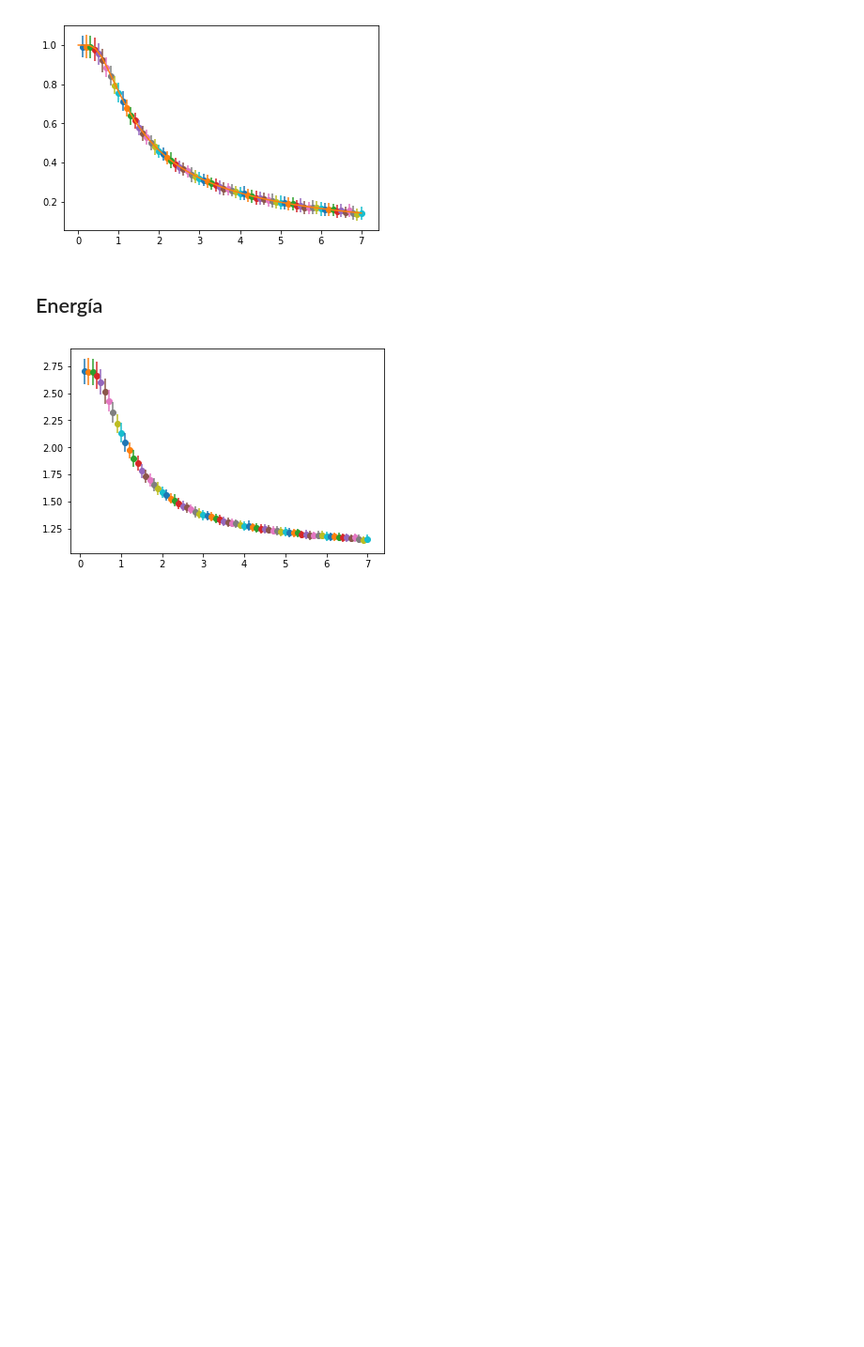
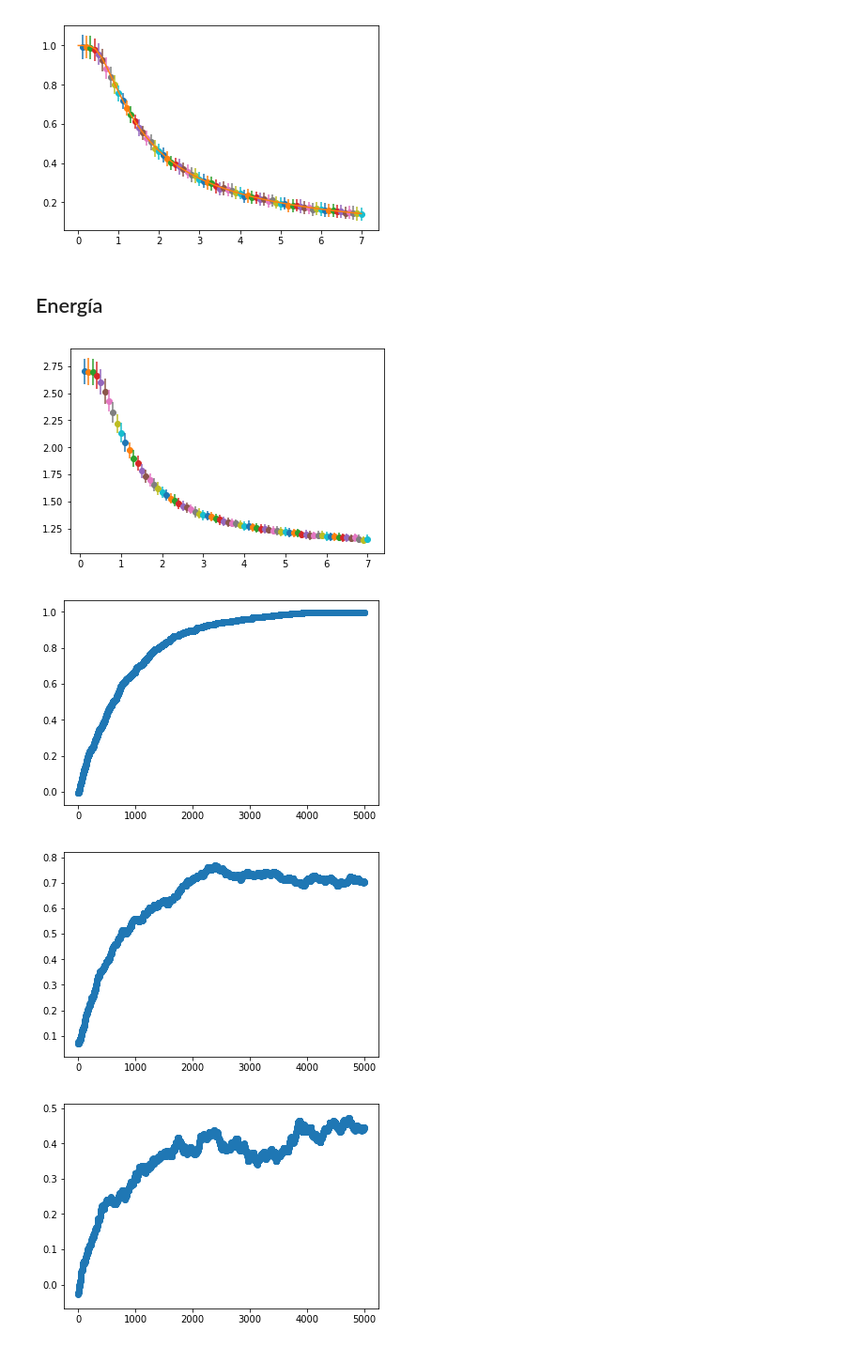
Before and after one commit to lupipedraza/Ising, a Jupyter notebook: TP2.ipynb, the cells around one changed output. Shown at 94% size. Cells and saved outputs as stored; diff of their text form; code cells hidden in the pictures; blank space fills up the shorter version.

```diff
--- a/TP2.ipynb
+++ b/TP2.ipynb
@@ -36,3 +36,14 @@ for data in Datos:
 plt.show()
 # %% [output]
 [figure]
+# %%
+Datos = codecs.open('magnetizacion_iter=100000.txt','r','utf8').read().split('\n')
+T=0.1
+for data in [Datos[i] for i in [1,10,20]]:
+    data=[int(d)/30**2 for d in data.split(' ')[:-1]][:5000]
+    plt.scatter(range(len(data)),data)
+    plt.show()
+# %% [output]
+[figure, added]
+[figure, added]
+[figure, added]
```
Also changed, not shown: 5 other files.
